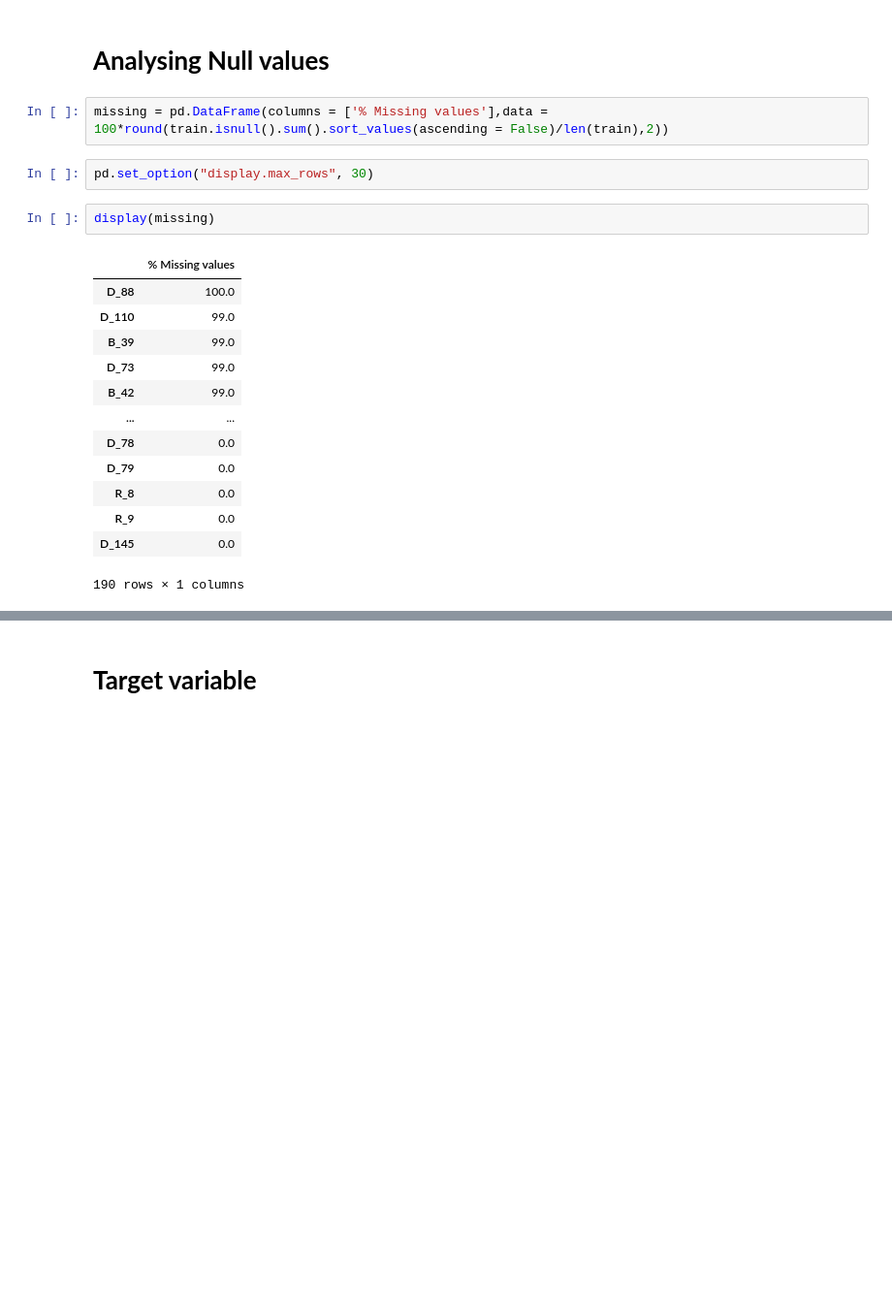
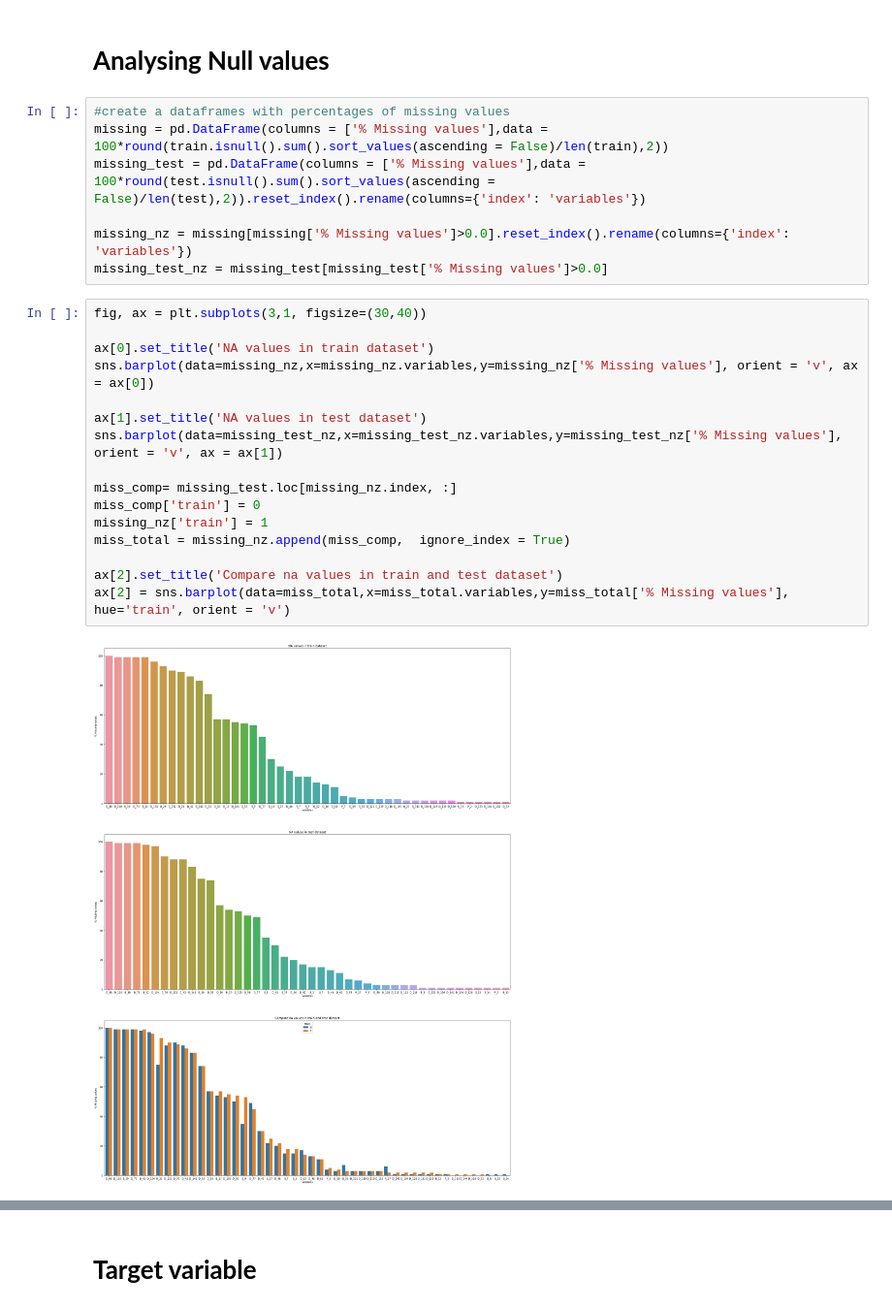
Before and after one commit to pyagoubi/Credit-Default-Prediction, a Jupyter notebook: Amex_EDA.ipynb, the cells around one changed output, grey strips where cells are left out. Shown at 97% size. Cells and saved outputs as stored; diff of their text form; blank space fills up the shorter version.

```diff
--- a/Amex_EDA.ipynb
+++ b/Amex_EDA.ipynb
@@ -78,23 +107,28 @@ memory usage: 2.5 GB
 # %% [markdown]
 # <b>Analysing Null values</b>
-# %%
-missing = pd.DataFrame(columns = ['% Missing values'],data = 100*round(train.isnull().sum().sort_values(ascending = False)/len(train),2))
-# %%
-pd.set_option("display.max_rows", 30)
-# %%
-display(missing)
-# %% [output]
-|  | % Missing values |
-| D_88 | 100.0 |
-| D_110 | 99.0 |
-| B_39 | 99.0 |
-| D_73 | 99.0 |
-| B_42 | 99.0 |
-| ... | ... |
-| D_78 | 0.0 |
-| D_79 | 0.0 |
-| R_8 | 0.0 |
-| R_9 | 0.0 |
-| D_145 | 0.0 |
-190 rows × 1 columns
+# %%
+#create a dataframes with percentages of missing values
+missing = pd.DataFrame(columns = ['% Missing values'],data = 100*round(train.isnull().sum().sort_values(ascending = False)/len(train),2))
+missing_test = pd.DataFrame(columns = ['% Missing values'],data = 100*round(test.isnull().sum().sort_values(ascending = False)/len(test),2)).reset_index().rename(columns={'index': 'variables'})
+
+missing_nz = missing[missing['% Missing values']>0.0].reset_index().rename(columns={'index': 'variables'})
+missing_test_nz = missing_test[missing_test['% Missing values']>0.0]
+# %%
+fig, ax = plt.subplots(3,1, figsize=(30,40))
+
+ax[0].set_title('NA values in train dataset')
+sns.barplot(data=missing_nz,x=missing_nz.variables,y=missing_nz['% Missing values'], orient = 'v', ax = ax[0])
+
+ax[1].set_title('NA values in test dataset')
+sns.barplot(data=missing_test_nz,x=missing_test_nz.variables,y=missing_test_nz['% Missing values'], orient = 'v', ax = ax[1])
+
+miss_comp= missing_test.loc[missing_nz.index, :]
+miss_comp['train'] = 0
+missing_nz['train'] = 1
+miss_total = missing_nz.append(miss_comp,  ignore_index = True)
+
+ax[2].set_title('Compare na values in train and test dataset')
+ax[2] = sns.barplot(data=miss_total,x=miss_total.variables,y=miss_total['% Missing values'], hue='train', orient = 'v')
+# %% [output]
+[figure, added]
 # %% [markdown]
```
Also changed, not shown: parts of 51 cells of this notebook.
